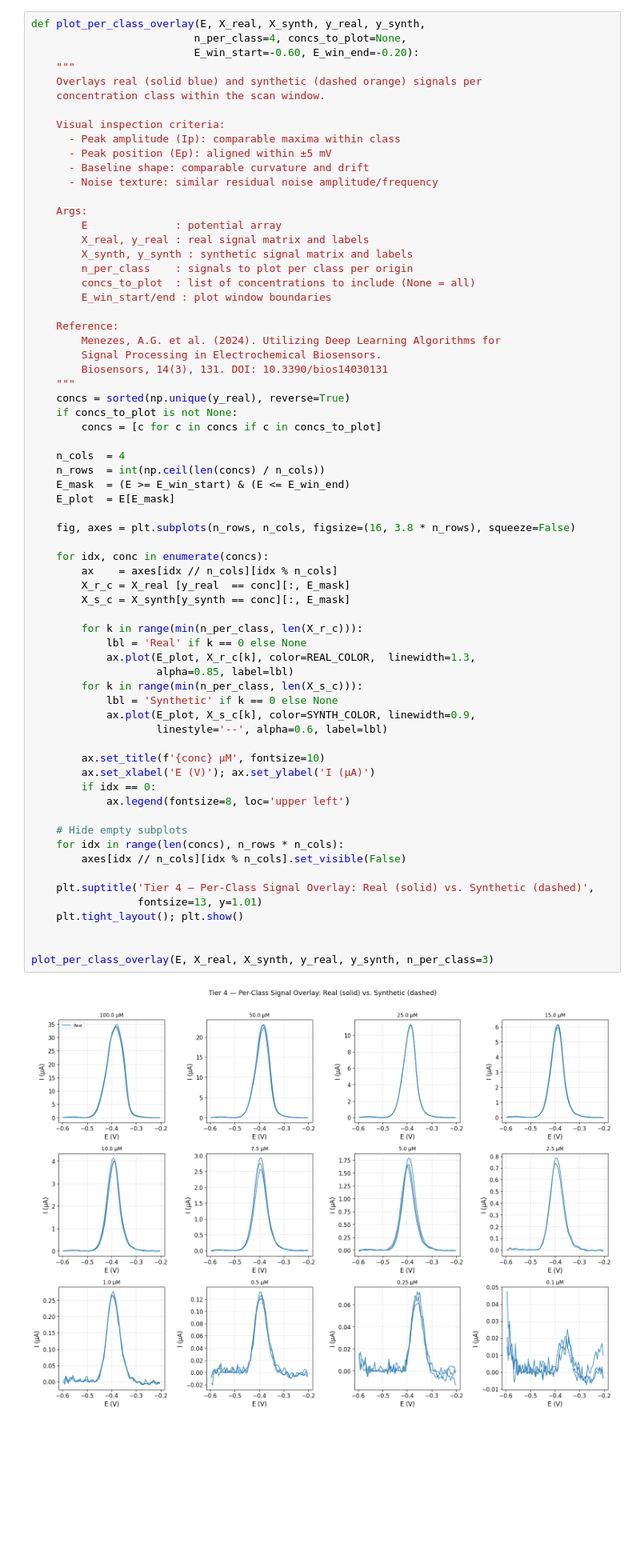
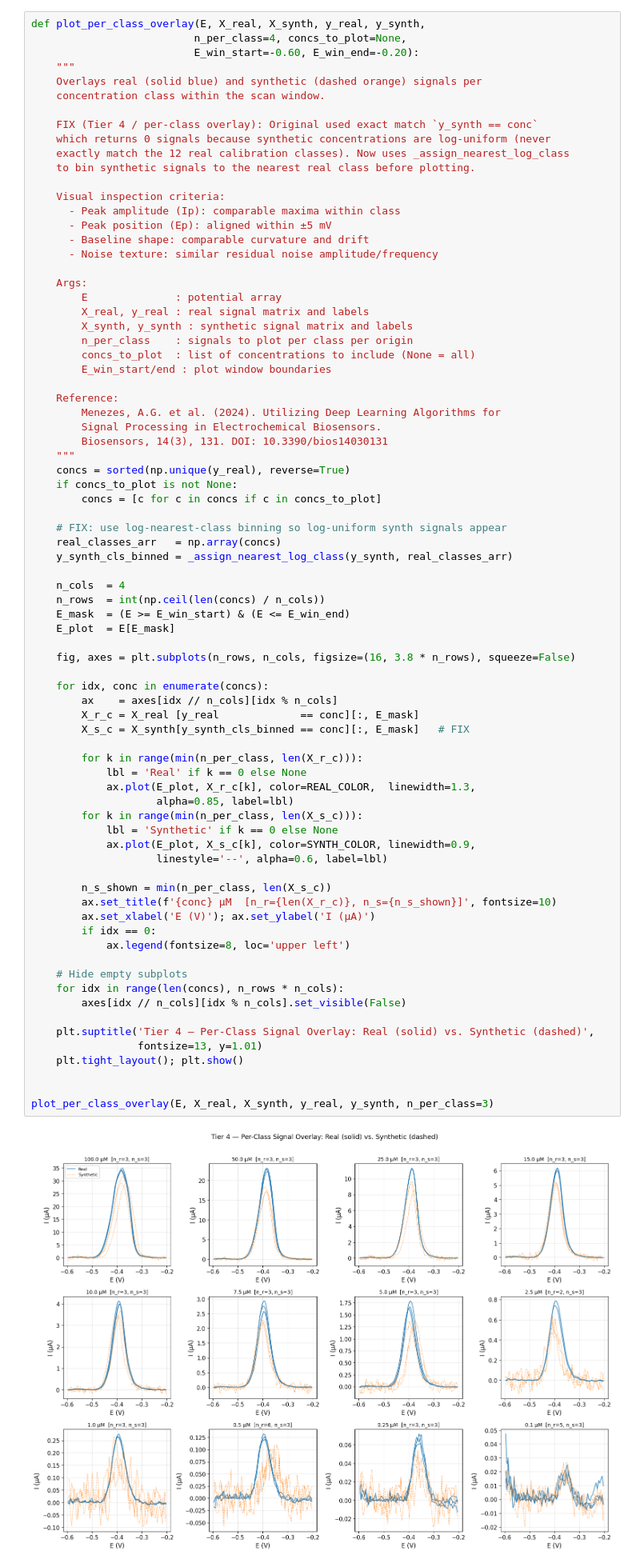
Before and after one commit to sorigh/pyocyanin-data-aug, a Jupyter notebook: validation_gate_modified.ipynb, the cells around one changed output. Shown at 80% size. Saved outputs shown, nothing was run; the diff lists cells and outputs as text; blank space fills up the shorter version.

```diff
--- a/validation_gate_modified.ipynb
+++ b/validation_gate_modified.ipynb
@@ -1887,6 +2171,11 @@ def plot_per_class_overlay(E, X_real, X_synth, y_real, y_synth,
     """
     Overlays real (solid blue) and synthetic (dashed orange) signals per
     concentration class within the scan window.
+
+    FIX (Tier 4 / per-class overlay): Original used exact match `y_synth == conc`
+    which returns 0 signals because synthetic concentrations are log-uniform (never
+    exactly match the 12 real calibration classes). Now uses _assign_nearest_log_class
+    to bin synthetic signals to the nearest real class before plotting.
 
     Visual inspection criteria:
       - Peak amplitude (Ip): comparable maxima within class
@@ -1911,6 +2200,10 @@ def plot_per_class_overlay(E, X_real, X_synth, y_real, y_synth,
     if concs_to_plot is not None:
         concs = [c for c in concs if c in concs_to_plot]
 
+    # FIX: use log-nearest-class binning so log-uniform synth signals appear
+    real_classes_arr   = np.array(concs)
+    y_synth_cls_binned = _assign_nearest_log_class(y_synth, real_classes_arr)
+
     n_cols  = 4
     n_rows  = int(np.ceil(len(concs) / n_cols))
     E_mask  = (E >= E_win_start) & (E <= E_win_end)
@@ -1918,34 +2211,35 @@ def plot_per_class_overlay(E, X_real, X_synth, y_real, y_synth,
 
     fig, axes = plt.subplots(n_rows, n_cols, figsize=(16, 3.8 * n_rows), squeeze=False)
 
     for idx, conc in enumerate(concs):
         ax    = axes[idx // n_cols][idx % n_cols]
-        X_r_c = X_real [y_real  == conc][:, E_mask]
-        X_s_c = X_synth[y_synth == conc][:, E_mask]
+        X_r_c = X_real [y_real             == conc][:, E_mask]
+        X_s_c = X_synth[y_synth_cls_binned == conc][:, E_mask]   # FIX
 
         for k in range(min(n_per_class, len(X_r_c))):
             lbl = 'Real' if k == 0 else None
             ax.plot(E_plot, X_r_c[k], color=REAL_COLOR,  linewidth=1.3,
                     alpha=0.85, label=lbl)
         for k in range(min(n_per_class, len(X_s_c))):
             lbl = 'Synthetic' if k == 0 else None
             ax.plot(E_plot, X_s_c[k], color=SYNTH_COLOR, linewidth=0.9,
                     linestyle='--', alpha=0.6, label=lbl)
 
-        ax.set_title(f'{conc} µM', fontsize=10)
+        n_s_shown = min(n_per_class, len(X_s_c))
+        ax.set_title(f'{conc} µM  [n_r={len(X_r_c)}, n_s={n_s_shown}]', fontsize=10)
         ax.set_xlabel('E (V)'); ax.set_ylabel('I (µA)')
         if idx == 0:
             ax.legend(fontsize=8, loc='upper left')
 
     # Hide empty subplots
     for idx in range(len(concs), n_rows * n_cols):
         axes[idx // n_cols][idx % n_cols].set_visible(False)
 
     plt.suptitle('Tier 4 — Per-Class Signal Overlay: Real (solid) vs. Synthetic (dashed)',
                  fontsize=13, y=1.01)
     plt.tight_layout(); plt.show()
 
 
 plot_per_class_overlay(E, X_real, X_synth, y_real, y_synth, n_per_class=3)
 # %% [output]
-[figure, old version]
+[figure, new version]
```
Also changed, not shown: parts of 31 cells of this notebook.
